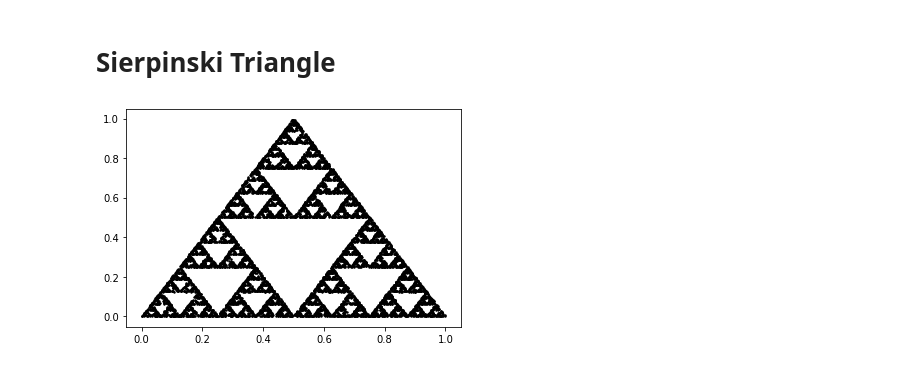
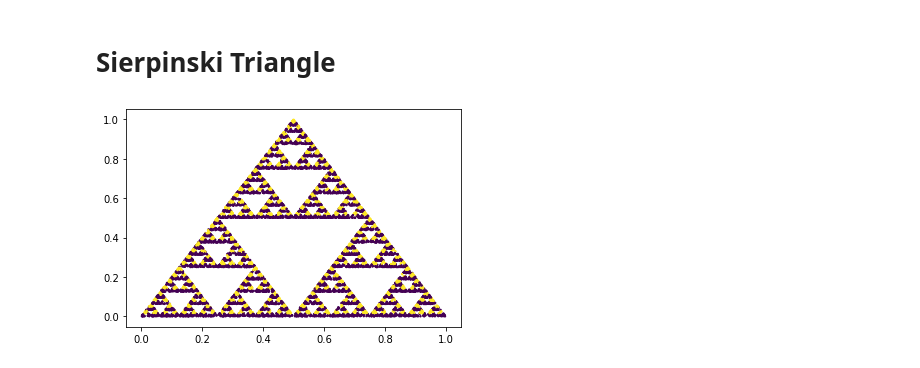
Before and after one commit to StellaAthena/fractal-ml, a Jupyter notebook: Fractal Sampling.ipynb, the cells around one changed output. Drawn from its saved outputs; the diff is of its cells as text; code cells hidden in the pictures.

```diff
--- a/Fractal Sampling.ipynb
+++ b/Fractal Sampling.ipynb
@@ -70,6 +70,7 @@ def sierpinski_sample(precision=100):
     s_x, s_y = 0, 0
     path = convert_base(x, 3, precision)
     exp = 1
+    c = 0
     for p in path:
         exp -= 1
         if p == 0:
@@ -77,13 +78,16 @@ def sierpinski_sample(precision=100):
         elif p == 1:
             s_x += 0.25 * 2 ** exp
             s_y += 0.5 * 2 ** exp
+            if exp == -5:
+                c = 1
         elif p == 2:
             s_x += 0.5 * 2 ** exp
-    return s_x, s_y
+            if exp == -7: c += 1
+    return s_x, s_y, c
 # %%
 data = [sierpinski_sample() for _ in range(10000)]
-x, y = np.array(data).T
-plt.scatter(x, y, s=2, c='black')
+x, y, c = np.array(data).T
+plt.scatter(x, y, s=2, c=c)
 plt.show()
 # %% [output]
-[figure, old version]
+[figure, new version]
```
Also changed, not shown: parts of 2 cells of this notebook.
